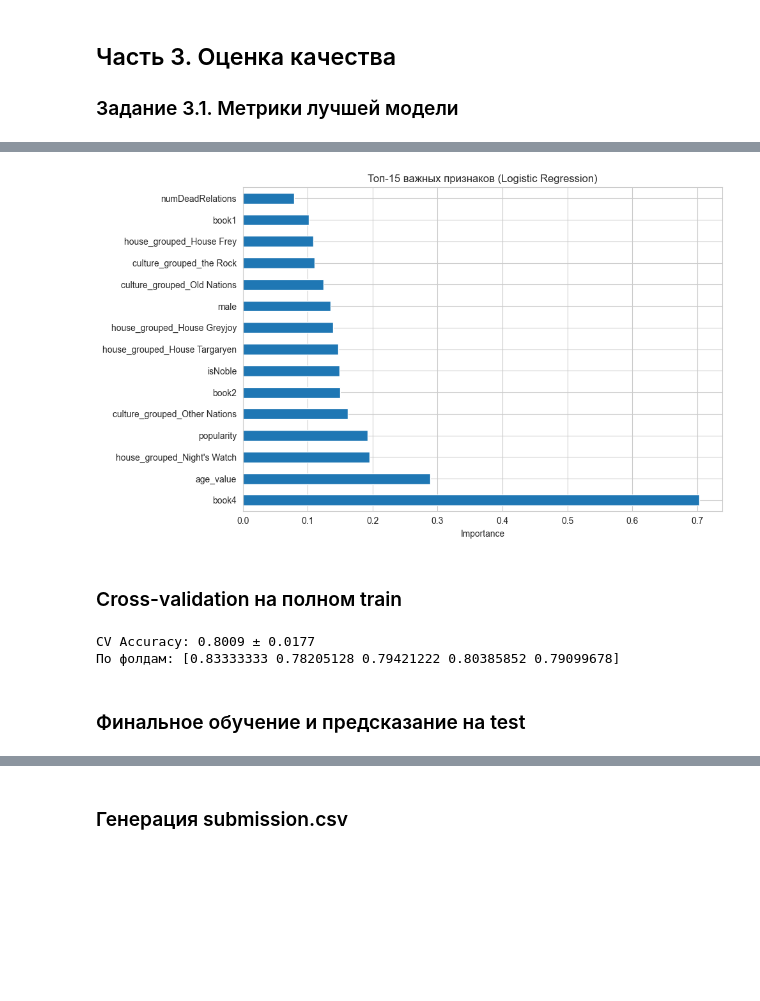
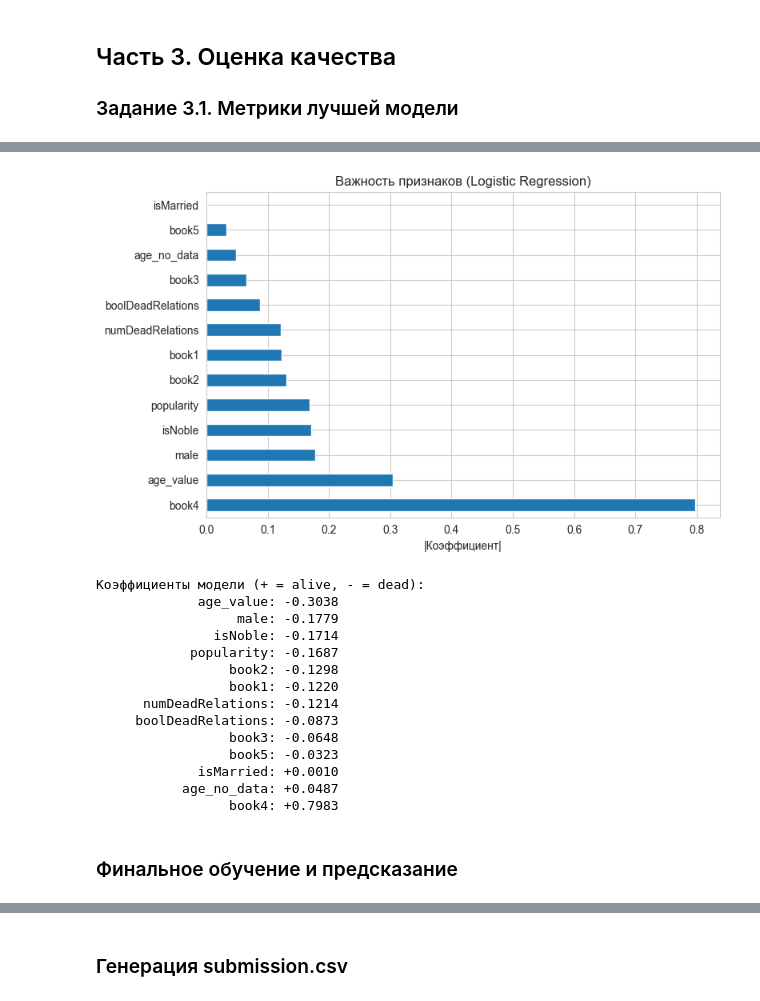
Before and after one commit to klezyk/MFTI, a Jupyter notebook: 4.1 Домашнее задание. Основы машинного обучения/solution.ipynb, the cells around one changed output, grey strips where cells are left out. Saved outputs shown, nothing was run; the diff lists cells and outputs as text; code cells hidden in the pictures; blank space fills up the shorter version.

```diff
--- a/4.1 Домашнее задание. Основы машинного обучения/solution.ipynb
+++ b/4.1 Домашнее задание. Основы машинного обучения/solution.ipynb
@@ -498,6 +473,6 @@ X_val_scaled = scaler.transform(X_val)
 # %%
 # Модель 1: Logistic Regression (рекомендуемая в задании)
-lr = LogisticRegression(random_state=RANDOM_STATE, max_iter=1000)
+lr = LogisticRegression(C=1.0, random_state=RANDOM_STATE, max_iter=1000)
 lr.fit(X_train_scaled, y_train)
 y_pred_lr = lr.predict(X_val_scaled)
 acc_lr = accuracy_score(y_val, y_pred_lr)
@@ -516,7 +499,0 @@ Random Forest Accuracy: 0.7853
-# %%
-# Модель 3: Gradient Boosting (консервативные параметры)
-gb = GradientBoostingClassifier(n_estimators=100, max_depth=3, learning_rate=0.1, random_state=RANDOM_STATE)
-gb.fit(X_train, y_train)
-y_pred_gb = gb.predict(X_val)
-acc_gb = accuracy_score(y_val, y_pred_gb)
-print(f'Gradient Boosting Accuracy: {acc_gb:.4f}')
@@ -630,3 +625,12 @@ RF Accuracy на валидации: 0.7917
 ## Часть 3. Оценка качества
 
 ### Задание 3.1. Метрики лучшей модели
+# %%
+# Оценка лучшей модели на валидационной выборке
+best_model.fit(X_train_scaled, y_train)
+y_pred_best = best_model.predict(X_val_scaled)
+
+print(f'Accuracy на валидации: {accuracy_score(y_val, y_pred_best):.4f}')
+print()
+print('Classification Report:')
+print(classification_report(y_val, y_pred_best, target_names=['Dead (0)', 'Alive (1)']))
@@ -662,38 +661,36 @@ weighted avg       0.74      0.78      0.73       312
 # %%
-# Feature importance (если модель поддерживает)
-if hasattr(best_model, 'feature_importances_'):
-    feature_names = X_full.columns
-    importances = best_model.feature_importances_
-    feat_imp = pd.Series(importances, index=feature_names).sort_values(ascending=False)
-elif hasattr(best_model, 'coef_'):
-    feature_names = X_full.columns
-    importances = np.abs(best_model.coef_[0])
-    feat_imp = pd.Series(importances, index=feature_names).sort_values(ascending=False)
+# Важность признаков для LogisticRegression (абсолютные значения коэффициентов)
+importances = np.abs(best_model.coef_[0])
+feat_imp = pd.Series(importances, index=feature_cols).sort_values(ascending=False)
 
-fig, ax = plt.subplots(figsize=(10, 6))
-feat_imp.head(15).plot(kind='barh', ax=ax)
-ax.set_title(f'Топ-15 важных признаков ({best_name})')
-ax.set_xlabel('Importance')
+fig, ax = plt.subplots(figsize=(8, 5))
+feat_imp.plot(kind='barh', ax=ax)
+ax.set_title(f'Важность признаков ({best_name})')
+ax.set_xlabel('|Коэффициент|')
 plt.tight_layout()
 plt.show()
+
+# Коэффициенты со знаком (положительный = способствует "alive")
+coefs = pd.Series(best_model.coef_[0], index=feature_cols).sort_values()
+print('Коэффициенты модели (+ = alive, - = dead):')
+for feat, coef in coefs.items():
+    print(f'  {feat:>20s}: {coef:+.4f}')
 # %% [output]
-[figure, old version]
+[figure, new version]
+Коэффициенты модели (+ = alive, - = dead):
+             age_value: -0.3038
+                  male: -0.1779
+               isNoble: -0.1714
+            popularity: -0.1687
+                 book2: -0.1298
+                 book1: -0.1220
+      numDeadRelations: -0.1214
+     boolDeadRelations: -0.0873
+                 book3: -0.0648
+                 book5: -0.0323
+             isMarried: +0.0010
+           age_no_data: +0.0487
+                 book4: +0.7983
-# %% [markdown]
-### Cross-validation на полном train
-# %%
-if best_needs_scaling:
-    # Масштабируем весь X для cross-validation
-    scaler_full = StandardScaler()
-    X_scaled_full = scaler_full.fit_transform(X)
-    cv_scores = cross_val_score(best_model, X_scaled_full, y, cv=5, scoring='accuracy')
-else:
-    cv_scores = cross_val_score(best_model, X, y, cv=5, scoring='accuracy')
-
-print(f'CV Accuracy: {cv_scores.mean():.4f} ± {cv_scores.std():.4f}')
-print(f'По фолдам: {cv_scores}')
-# %% [output]
-CV Accuracy: 0.8009 ± 0.0177
-По фолдам: [0.83333333 0.78205128 0.79421222 0.80385852 0.79099678]
 # %% [markdown]
-### Финальное обучение и предсказание на test
+### Финальное обучение и предсказание
 # %%
```
Also changed, not shown: parts of 51 cells of this notebook, 2 other files.
